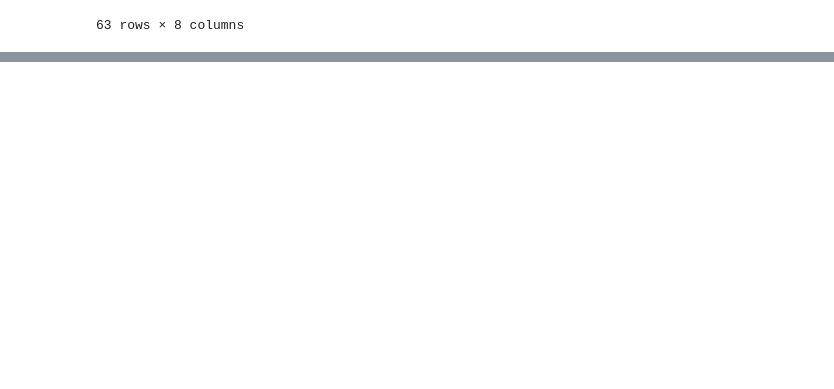
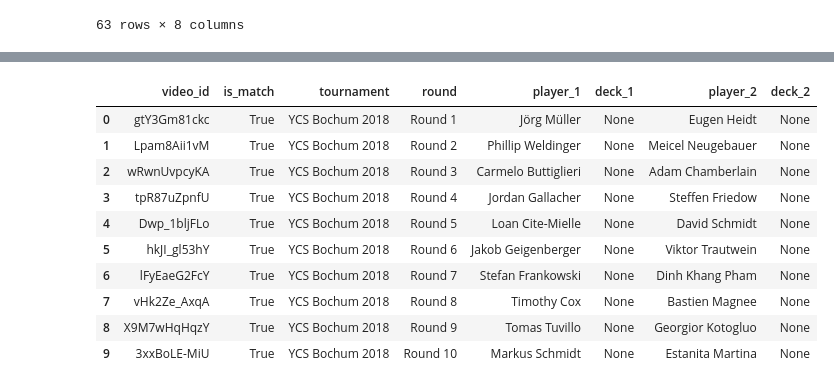
Before and after one commit to JackLikesHotpot/ygo-replay-archive, a Jupyter notebook: parquet_load.ipynb, the cells around one changed output, grey strips where cells are left out. Saved outputs shown, nothing was run; the diff lists cells and outputs as text; code cells hidden in the pictures; blank space fills up the shorter version.

```diff
--- a/parquet_load.ipynb
+++ b/parquet_load.ipynb
@@ -186,0 +326,39 @@ df[df['Title'].str.contains('WQP:', na=False)]
+# %%
+import time
+
+all_results = []
+chunk_size = 10
+rows = llm_input.to_dict("records")
+total_chunks = -(-len(rows) // chunk_size)
+
+for i in range(0, len(rows), chunk_size):
+    chunk_id = i // chunk_size + 1
+    chunk = rows[i:i + chunk_size]
+
+    print(f"Processing chunk {chunk_id}/{total_chunks}")
+
+    chunk_prompt = prompt_template + json.dumps(chunk, ensure_ascii=False)
+
+    response = client.chat.completions.create(
+        model="llama-3.3-70b-versatile",
+        messages=[{"role": "user", "content": chunk_prompt}],
+        temperature=0,
+        max_tokens=1000,
+        response_format={"type": "json_object"}
+    )
+
+    content = response.choices[0].message.content.strip()
+    parsed = safe_parse_json(content)
+
+    if parsed is not None:
+        all_results.extend(parsed)
+        print(f"  ✓ {len(parsed)} rows returned")
+    else:
+        print(f"  ✗ chunk {chunk_id} failed — skipping")
+
+    if i + chunk_size < len(rows):  # don't sleep after the last chunk
+        time.sleep(30)
+        # break
+
+results_df = pd.DataFrame(all_results)
+print(f"\nTotal rows processed: {len(results_df)} / {len(rows)}")
@@ -186,0 +384,14 @@ df[df['Title'].str.contains('WQP:', na=False)]
+# %%
+results_df
+# %% [output]
+|  | video_id | is_match | tournament | round | player_1 | deck_1 | player_2 | deck_2 |
+| 0 | gtY3Gm81ckc | True | YCS Bochum 2018 | Round 1 | Jörg Müller | None | Eugen Heidt | None |
+| 1 | Lpam8Aii1vM | True | YCS Bochum 2018 | Round 2 | Phillip Weldinger | None | Meicel Neugebauer | None |
+| 2 | wRwnUvpcyKA | True | YCS Bochum 2018 | Round 3 | Carmelo Buttiglieri | None | Adam Chamberlain | None |
+| 3 | tpR87uZpnfU | True | YCS Bochum 2018 | Round 4 | Jordan Gallacher | None | Steffen Friedow | None |
+| 4 | Dwp_1bljFLo | True | YCS Bochum 2018 | Round 5 | Loan Cite-Mielle | None | David Schmidt | None |
+| 5 | hkJI_gl53hY | True | YCS Bochum 2018 | Round 6 | Jakob Geigenberger | None | Viktor Trautwein | None |
+| 6 | lFyEaeG2FcY | True | YCS Bochum 2018 | Round 7 | Stefan Frankowski | None | Dinh Khang Pham | None |
+| 7 | vHk2Ze_AxqA | True | YCS Bochum 2018 | Round 8 | Timothy Cox | None | Bastien Magnee | None |
+| 8 | X9M7wHqHqzY | True | YCS Bochum 2018 | Round 9 | Tomas Tuvillo | None | Georgior Kotogluo | None |
+| 9 | 3xxBoLE-MiU | True | YCS Bochum 2018 | Round 10 | Markus Schmidt | None | Estanita Martina | None |
```
Also changed, not shown: parts of 4 cells of this notebook.
